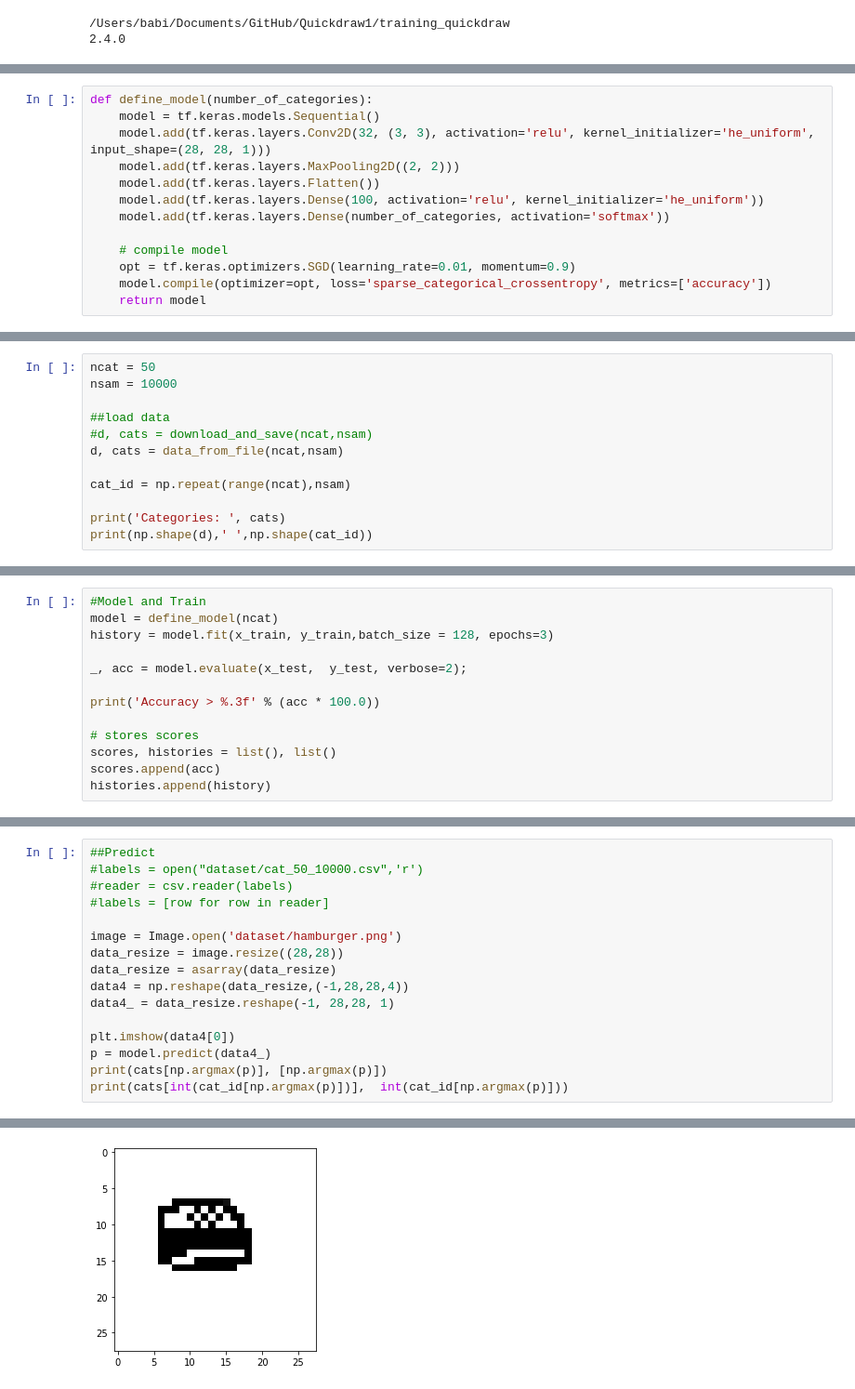
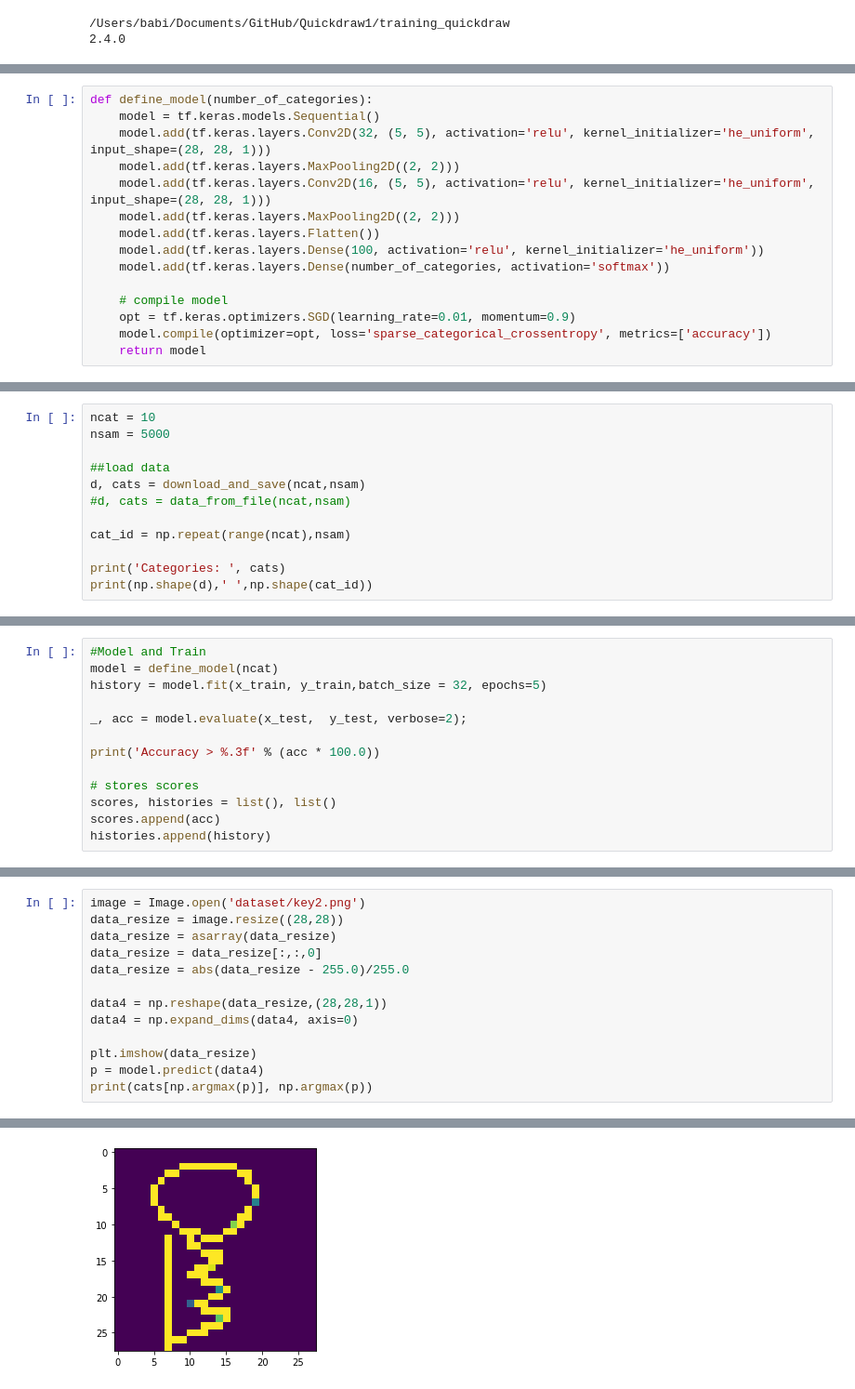
Before and after one commit to hmitroglou/Quickdraw, a Jupyter notebook: training_quickdraw/quickdraw_cnn.ipynb, the cells around one changed output, grey strips where cells are left out. Shown: that part at 93% size. Cells and saved outputs as stored; diff of their text form.

Commit message:
cnn predict correction

```diff
--- a/training_quickdraw/quickdraw_cnn.ipynb
+++ b/training_quickdraw/quickdraw_cnn.ipynb
@@ -140,7 +132,9 @@ def predict_image(path_image):
 # %%
 def define_model(number_of_categories):
     model = tf.keras.models.Sequential()
-    model.add(tf.keras.layers.Conv2D(32, (3, 3), activation='relu', kernel_initializer='he_uniform', input_shape=(28, 28, 1)))
+    model.add(tf.keras.layers.Conv2D(32, (5, 5), activation='relu', kernel_initializer='he_uniform', input_shape=(28, 28, 1)))
+    model.add(tf.keras.layers.MaxPooling2D((2, 2)))
+    model.add(tf.keras.layers.Conv2D(16, (5, 5), activation='relu', kernel_initializer='he_uniform', input_shape=(28, 28, 1)))
     model.add(tf.keras.layers.MaxPooling2D((2, 2)))
     model.add(tf.keras.layers.Flatten())
     model.add(tf.keras.layers.Dense(100, activation='relu', kernel_initializer='he_uniform'))
@@ -158,10 +147,10 @@ round(getsizeof(d) / 1024 / 1024,2)
 # %%
-ncat = 50
-nsam = 10000
+ncat = 10
+nsam = 5000
 
 ##load data
-#d, cats = download_and_save(ncat,nsam)
-d, cats = data_from_file(ncat,nsam)
+d, cats = download_and_save(ncat,nsam)
+#d, cats = data_from_file(ncat,nsam)
 
 cat_id = np.repeat(range(ncat),nsam)
 
@@ -204,7 +203,7 @@ print(cats[int(cat_id[i])],i)
 # %%
 #Model and Train
 model = define_model(ncat)
-history = model.fit(x_train, y_train,batch_size = 128, epochs=3)
+history = model.fit(x_train, y_train,batch_size = 32, epochs=5)
 
 _, acc = model.evaluate(x_test,  y_test, verbose=2);
 
@@ -237,17 +246,14 @@ print(cats[np.argmax(predictions[i])])
 # %%
-##Predict
-#labels = open("dataset/cat_50_10000.csv",'r')
-#reader = csv.reader(labels)
-#labels = [row for row in reader]
-
-image = Image.open('dataset/hamburger.png')
+image = Image.open('dataset/key2.png')
 data_resize = image.resize((28,28))
 data_resize = asarray(data_resize)
-data4 = np.reshape(data_resize,(-1,28,28,4))
-data4_ = data_resize.reshape(-1, 28,28, 1)
+data_resize = data_resize[:,:,0]
+data_resize = abs(data_resize - 255.0)/255.0
 
-plt.imshow(data4[0])
-p = model.predict(data4_)
-print(cats[np.argmax(p)], [np.argmax(p)])
-print(cats[int(cat_id[np.argmax(p)])],  int(cat_id[np.argmax(p)]))
+data4 = np.reshape(data_resize,(28,28,1))
+data4 = np.expand_dims(data4, axis=0)
+
+plt.imshow(data_resize)
+p = model.predict(data4)
+print(cats[np.argmax(p)], np.argmax(p))
 # %% [output]
@@ -256 +261 @@ print(cats[int(cat_id[np.argmax(p)])],  int(cat_id[np.argmax(p)]))
-[figure, old version]
+[figure, new version]
```
Also changed, not shown: parts of 17 cells of this notebook, 2 other files.
